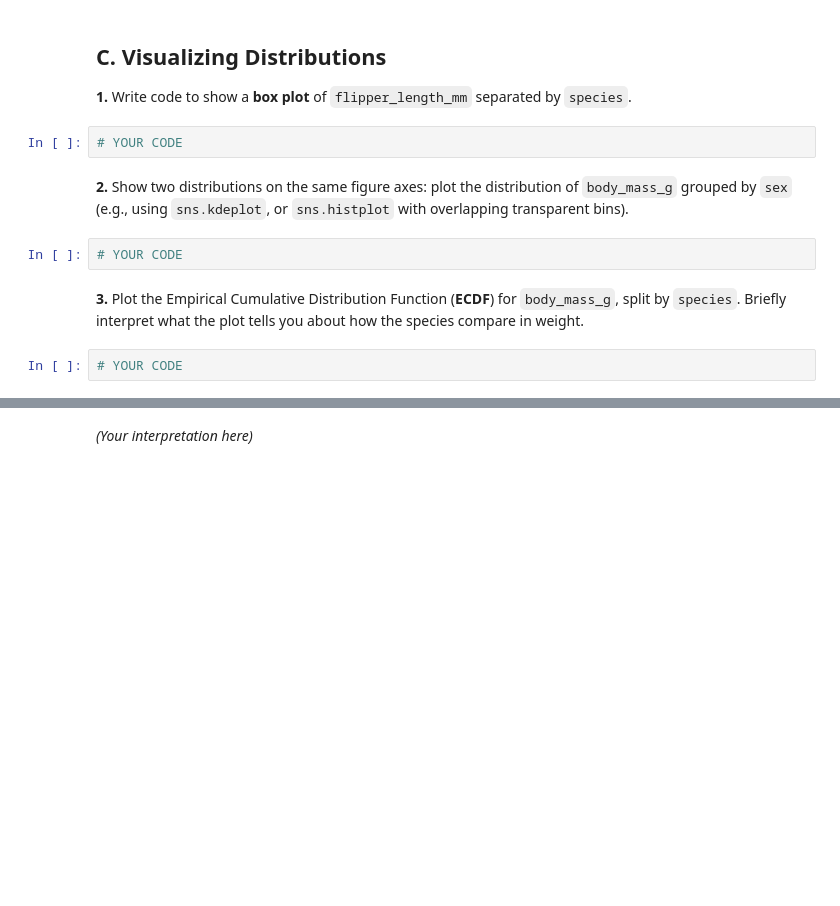
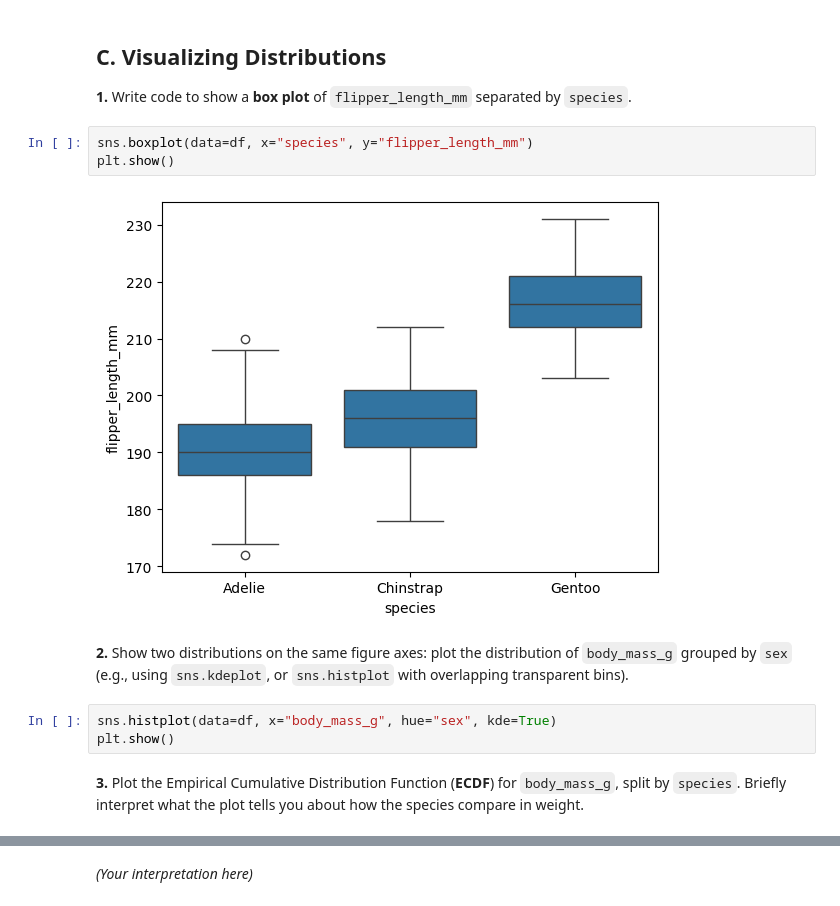
Before and after one commit to sebaalturaiqi/B5, a Jupyter notebook: Student/Week2/m3-2_exercise.ipynb, the cells around one changed output, grey strips where cells are left out. Cells and saved outputs as stored; diff of their text form; blank space fills up the shorter version.

```diff
--- a/Student/Week2/m3-2_exercise.ipynb
+++ b/Student/Week2/m3-2_exercise.ipynb
@@ -77,17 +77,19 @@ plt.show()
 ## C. Visualizing Distributions
 
 **1.** Write code to show a **box plot** of `flipper_length_mm` separated by `species`.
-# %%
-# YOUR CODE
+# %%
+sns.boxplot(data=df, x="species", y="flipper_length_mm")
+plt.show()
+# %% [output]
+[figure, added]
 # %% [markdown]
 
 
 **2.** Show two distributions on the same figure axes: plot the distribution of `body_mass_g` grouped by `sex` (e.g., using `sns.kdeplot`, or `sns.histplot` with overlapping transparent bins).
-# %%
-# YOUR CODE
+# %%
+sns.histplot(data=df, x="body_mass_g", hue="sex", kde=True)
+plt.show()
 # %% [markdown]
 
 
 **3.** Plot the Empirical Cumulative Distribution Function (**ECDF**) for `body_mass_g`, split by `species`. Briefly interpret what the plot tells you about how the species compare in weight.
-# %%
-# YOUR CODE
```
Also changed, not shown: parts of 3 cells of this notebook.
